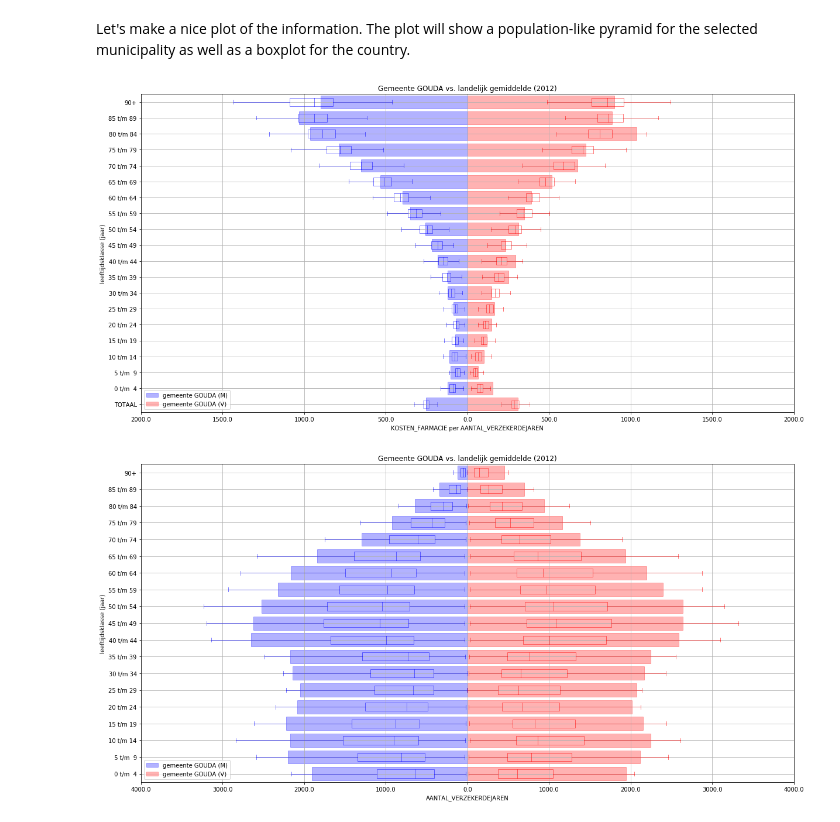
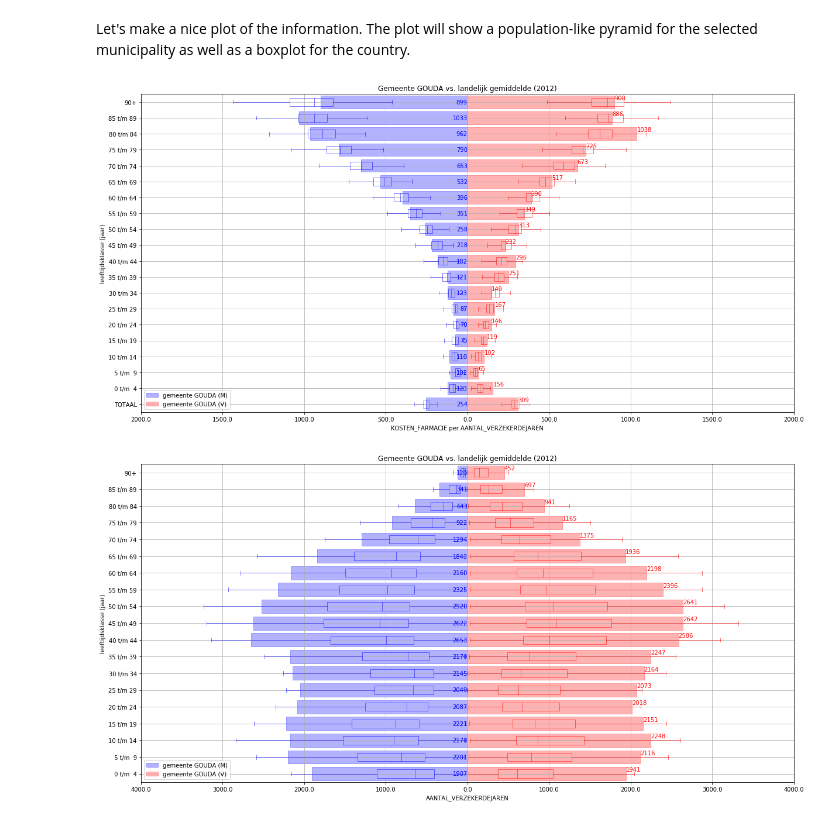
Before and after one commit to bokhove/Vektis, a Jupyter notebook: 1.Vektis Open data.ipynb, the cells around one changed output. Drawn from its saved outputs; the diff is of its cells as text; code cells hidden in the pictures.

Commit message:
Add labels to barh

```diff
--- a/1.Vektis Open data.ipynb
+++ b/1.Vektis Open data.ipynb
@@ -363,6 +363,13 @@ def plotPopulationPyramid(df_municipalities, df_country, df_boxplot, yearAnalysi
     _ = ax.barh(range(startPos, len(men_pop)   + startPos), -men_pop,   color = 'b', edgecolor='b', height=0.8, alpha=0.3, label='gemeente ' + municipalityAnalysis + ' (M)')
     _ = ax.barh(range(startPos, len(women_pop) + startPos),  women_pop, color = 'r', edgecolor='r', height=0.8, alpha=0.3, label='gemeente ' + municipalityAnalysis + ' (V)')
 
+    # Show values with the bars
+    for category, value in enumerate(men_pop):
+        _ = ax.text(0, startPos + category, str(round(value)), color='b', va='center', ha='right')
+        #_ = ax.text(-value, startPos + category + 0.25, str(round(value)), color='b', va='center', ha='right')
+    for category, value in enumerate(women_pop):
+        _ = ax.text(value, startPos + category + 0.25, str(round(value)), color='r', va='center', ha='left')
+
     # And the corresponding boxplots for the country-wide data
     draw_boxplot(ax, startPos, -df_boxplot['M'], 'b', 'b', alpha=0.5, showfliers=False)
     draw_boxplot(ax, startPos,  df_boxplot['V'], 'r', 'r', alpha=0.5, showfliers=False)
@@ -370,45 +377,53 @@ def plotPopulationPyramid(df_municipalities, df_country, df_boxplot, yearAnalysi
     # Only show total data (at the bottom of the pyramid) for the 'cost' part; not the 'per' part
     if costAnalysis != '':
         # Second, show the gender specific total data from the selected municpality
-        _ = ax.barh(1, -df_country.loc[municipalityAnalysis, analysisColumnName + ' M'], color = 'b', edgecolor='b', height=0.8, alpha=0.3)
-        _ = ax.barh(1,  df_country.loc[municipalityAnalysis, analysisColumnName + ' V'], color = 'r', edgecolor='r', height=0.8, alpha=0.3)
+        men_pop   = df_country.loc[municipalityAnalysis, analysisColumnName + ' M']
+        women_pop = df_country.loc[municipalityAnalysis, analysisColumnName + ' V']
+
+        _ = ax.barh(1, -men_pop,   color = 'b', edgecolor='b', height=0.8, alpha=0.3)
+        _ = ax.barh(1,  women_pop, color = 'r', edgecolor='r', height=0.8, alpha=0.3)
+
+        # Show values with the bars
+        _ = ax.text(0,  1, str(int(round(men_pop))),   color='b', va='center', ha='right')
+        _ = ax.text(women_pop, 1 + 0.25, str(int(round(women_pop))), color='r', va='center', ha='left')
 
         # And the corresponding boxplots for the country-wide data
         draw_boxplot(ax, 1, -df_country[analysisColumnName + ' M'], 'b', 'b', alpha=0.3, showfliers=False)
         draw_boxplot(ax, 1,  df_country[analysisColumnName + ' V'], 'r', 'r', alpha=0.3, showfliers=False)
 
     # Add all parts of a plot which make a plot a plot
     _ = plt.title('Gemeente ' + municipalityAnalysis + ' vs. landelijk gemiddelde (' + yearAnalysis + ')')
     _ = plt.xlabel(analysisColumnName)
     _ = plt.ylabel('leeftijdsklasse (jaar)')
     _ = plt.legend(loc='lower left')
 
     # ToDo: convert X to labels
     _ = ax.set_yticks(range(1, 19 + startPos))
     _ = ax.set_yticklabels([' 0 t/m  4', ' 5 t/m  9', '10 t/m 14', '15 t/m 19', '20 t/m 24', '25 t/m 29', '30 t/m 34', '35 t/m 39', '40 t/m 44', '45 t/m 49', '50 t/m 54', '55 t/m 59', '60 t/m 64', '65 t/m 69', '70 t/m 74', '75 t/m 79', '80 t/m 84', '85 t/m 89', '90+'])
     if costAnalysis != '':
         _ = ax.set_yticklabels( ['TOTAAL'] + ax.get_yticklabels() )
 
     if costAnalysis == 'KOSTEN_FARMACIE':
         _ = ax.set_xlim(-2000, 2000) #makes it easier to compare plots from different municipalities
     _ = ax.set_ylim(0.5, 18.5 + startPos)
 
     xlocs, xlabs = plt.xticks()
     _ = plt.xticks(xlocs, np.absolute(xlocs))
+
     _ = ax.xaxis.grid()
     _ = ax.yaxis.grid()
 
     if export:
         plt.savefig('figs/' + municipalityAnalysis + '_' + costAnalysis + '_' + yearAnalysis + '.png')
     plt.show()
 
 plotPopulationPyramid(df_municipalities, df_country, df_boxplotData_cost, analyse_jaar, analyse_gemeente, analyse_kosten, analyse_per)
 # %% [output]
-[figure, old version]
+[figure, new version]
 # %%
 plotPopulationPyramid(df_municipalities, df_country, df_boxplotData_per, analyse_jaar, analyse_gemeente, '', analyse_per)
 # %% [output]
-[figure, old version]
+[figure, new version]
 # %%
 # Will be False after the first calculations are made, removing necessity to do some things over and over again
 firstPass = True
```
Also changed, not shown: parts of 1 cell of this notebook.
